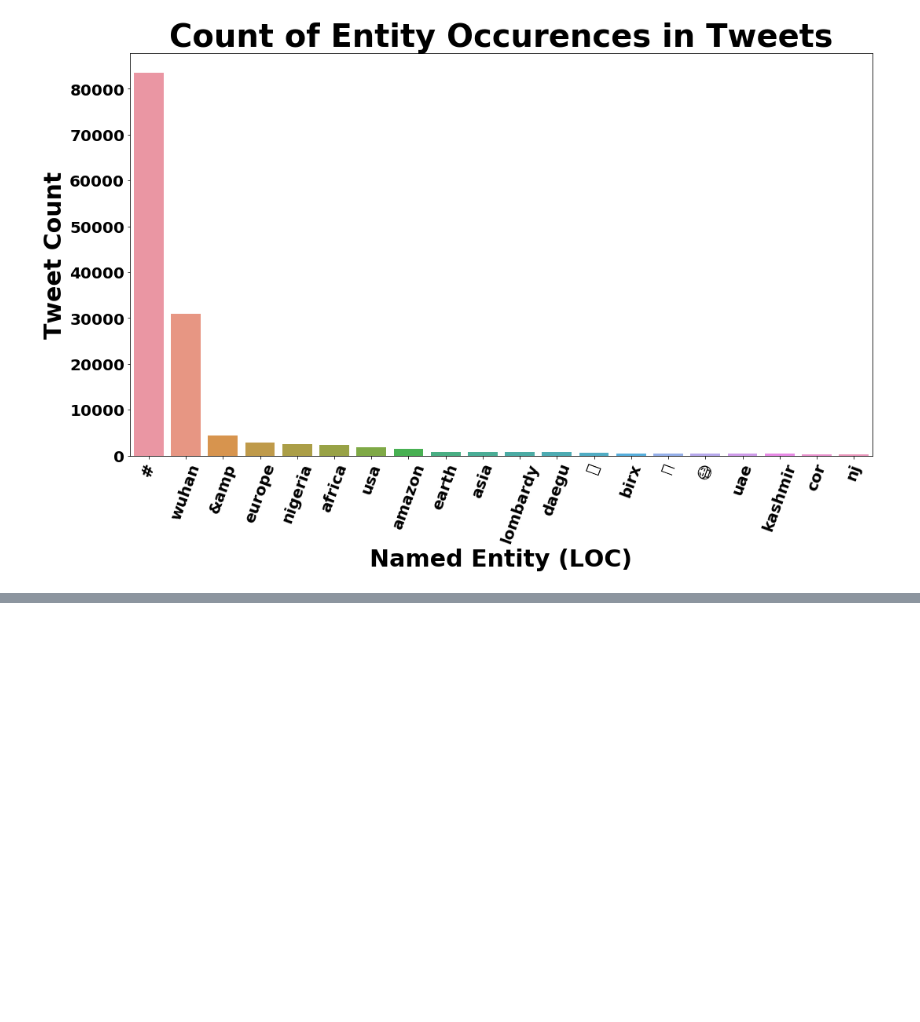
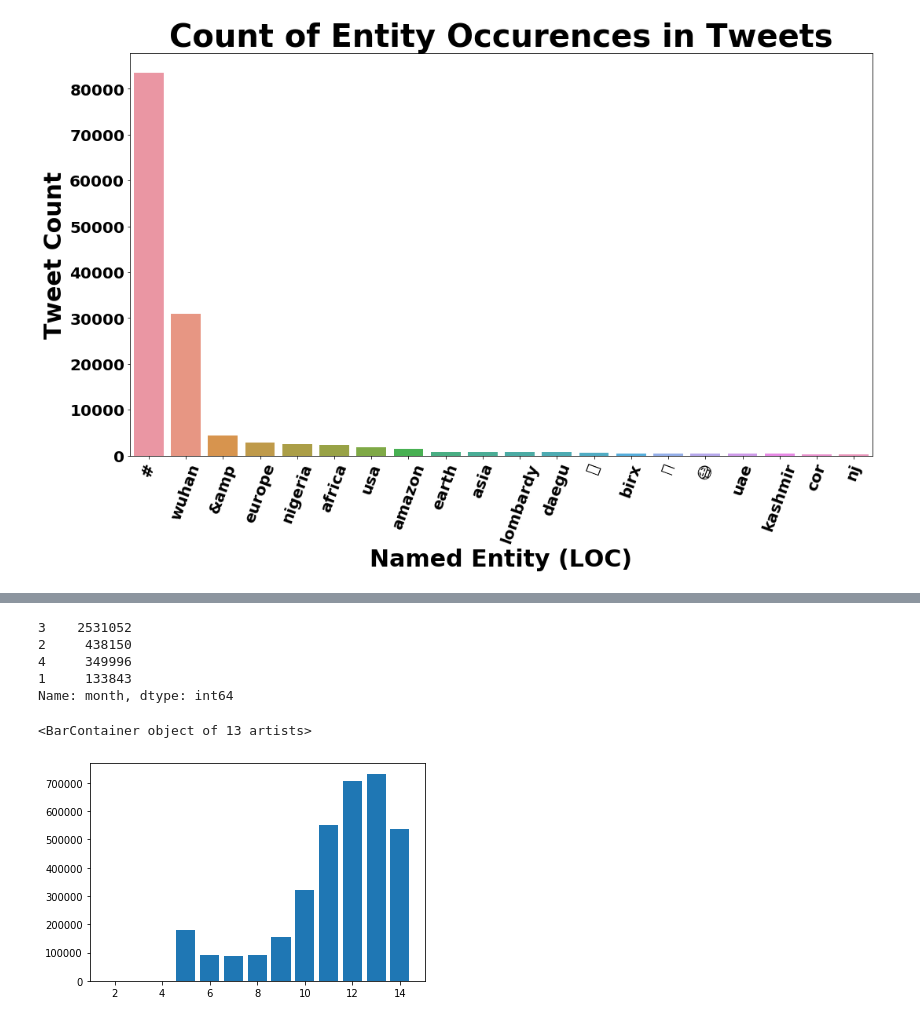
Before and after one commit to cravenre/Twitter_sentiment_in_pandemic, a Jupyter notebook: initial_exploration_cleaning.ipynb, the cells around one changed output, grey strips where cells are left out. Saved outputs shown, nothing was run; the diff lists cells and outputs as text; code cells hidden in the pictures; blank space fills up the shorter version.

```diff
--- a/initial_exploration_cleaning.ipynb
+++ b/initial_exploration_cleaning.ipynb
@@ -648,0 +799,2 @@ ent_count_plot('LOC')
+# %%
+clean_chunks_5 = clean_chunks_5.sort_values(by='created_at')
@@ -648,0 +835,2 @@ ent_count_plot('LOC')
+# %%
+clean_chunks_5 = clean_chunks_5.dropna(subset=['created_at'])
@@ -648,0 +850,3 @@ ent_count_plot('LOC')
+# %%
+clean_chunks_5['month'] = clean_chunks_5.created_at.dt.month
+clean_chunks_5['week'] = clean_chunks_5.created_at.dt.week
@@ -648,0 +872,2 @@ ent_count_plot('LOC')
+# %%
+chunk5_week_count = pd.DataFrame(clean_chunks_5.week.value_counts()).reset_index()
@@ -648,0 +891,13 @@ ent_count_plot('LOC')
+# %%
+clean_chunks_5.month.value_counts()
+# %% [output]
+3    2531052
+2     438150
+4     349996
+1     133843
+Name: month, dtype: int64
+# %%
+plt.bar(x=chunk5_week_count['index'], height=chunk5_week_count['week'])
+# %% [output]
+<BarContainer object of 13 artists>
+[figure, added]
```
Also changed, not shown: parts of 78 cells of this notebook.
